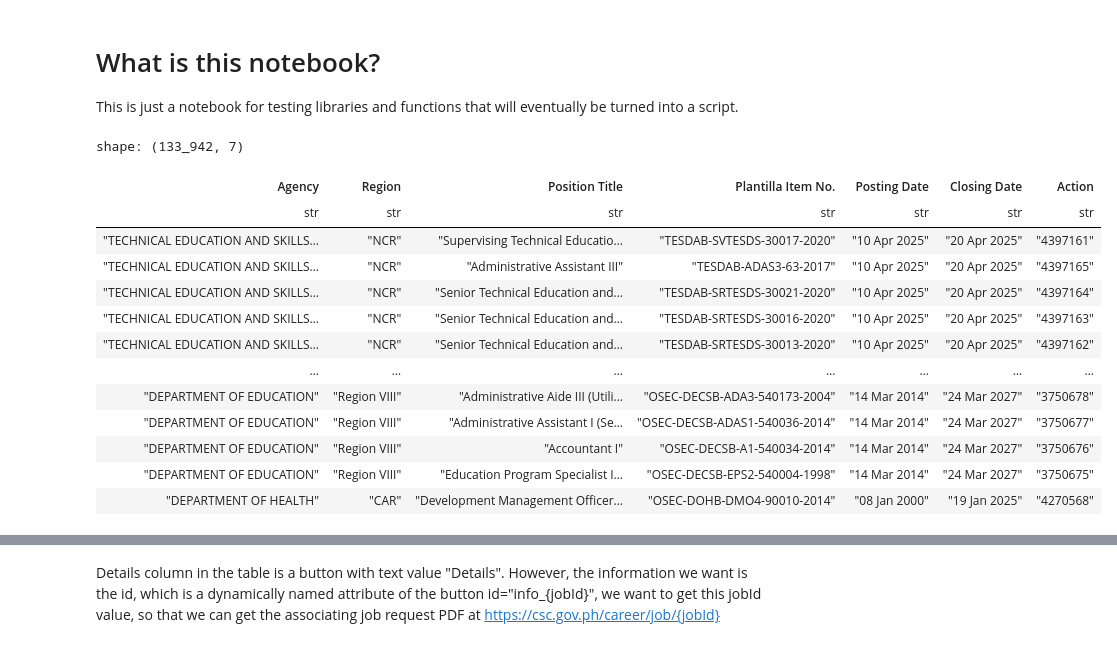
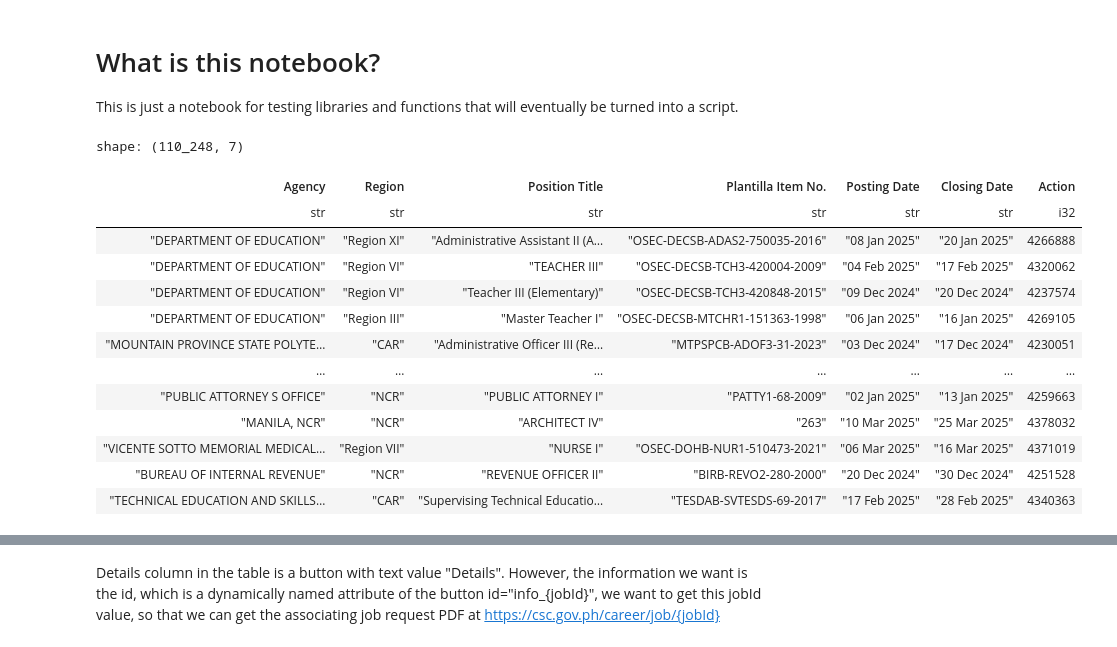
Before and after one commit to iragca/ml-final-project, a Jupyter notebook: notebooks/1.0-iragca-csc.ipynb, the cells around one changed output, grey strips where cells are left out. Drawn from its saved outputs; the diff is of its cells as text; code cells hidden in the pictures.

```diff
--- a/notebooks/1.0-iragca-csc.ipynb
+++ b/notebooks/1.0-iragca-csc.ipynb
@@ -12,20 +12,26 @@ dbPath = RAW_DATA_DIR / "CivilServiceCommission" / "civilservicecommission.duckd
 
 db = duckdb.connect(dbPath, read_only=True)
 # %%
-data = db.sql("SELECT * FROM civilservicecommission").pl()
+data = (
+    db.sql("SELECT * FROM civilservicecommission")
+    .pl()
+    .unique(subset=["Action"])
+    .with_columns([pl.col("Action").cast(pl.Int32).alias("Action")])
+)
+
 data
 # %% [output]
-shape: (133_942, 7)
+shape: (110_248, 7)
 | Agency | Region | Position Title | Plantilla Item No. | Posting Date | Closing Date | Action |
-| str | str | str | str | str | str | str |
-| "TECHNICAL EDUCATION AND SKILLS… | "NCR" | "Supervising Technical Educatio… | "TESDAB-SVTESDS-30017-2020" | "10 Apr 2025" | "20 Apr 2025" | "4397161" |
-| "TECHNICAL EDUCATION AND SKILLS… | "NCR" | "Administrative Assistant III" | "TESDAB-ADAS3-63-2017" | "10 Apr 2025" | "20 Apr 2025" | "4397165" |
-| "TECHNICAL EDUCATION AND SKILLS… | "NCR" | "Senior Technical Education and… | "TESDAB-SRTESDS-30021-2020" | "10 Apr 2025" | "20 Apr 2025" | "4397164" |
-| "TECHNICAL EDUCATION AND SKILLS… | "NCR" | "Senior Technical Education and… | "TESDAB-SRTESDS-30016-2020" | "10 Apr 2025" | "20 Apr 2025" | "4397163" |
-| "TECHNICAL EDUCATION AND SKILLS… | "NCR" | "Senior Technical Education and… | "TESDAB-SRTESDS-30013-2020" | "10 Apr 2025" | "20 Apr 2025" | "4397162" |
+| str | str | str | str | str | str | i32 |
+| "DEPARTMENT OF EDUCATION" | "Region XI" | "Administrative Assistant II (A… | "OSEC-DECSB-ADAS2-750035-2016" | "08 Jan 2025" | "20 Jan 2025" | 4266888 |
+| "DEPARTMENT OF EDUCATION" | "Region VI" | "TEACHER III" | "OSEC-DECSB-TCH3-420004-2009" | "04 Feb 2025" | "17 Feb 2025" | 4320062 |
+| "DEPARTMENT OF EDUCATION" | "Region VI" | "Teacher III (Elementary)" | "OSEC-DECSB-TCH3-420848-2015" | "09 Dec 2024" | "20 Dec 2024" | 4237574 |
+| "DEPARTMENT OF EDUCATION" | "Region III" | "Master Teacher I" | "OSEC-DECSB-MTCHR1-151363-1998" | "06 Jan 2025" | "16 Jan 2025" | 4269105 |
+| "MOUNTAIN PROVINCE STATE POLYTE… | "CAR" | "Administrative Officer III (Re… | "MTPSPCB-ADOF3-31-2023" | "03 Dec 2024" | "17 Dec 2024" | 4230051 |
 | … | … | … | … | … | … | … |
-| "DEPARTMENT OF EDUCATION" | "Region VIII" | "Administrative Aide III (Utili… | "OSEC-DECSB-ADA3-540173-2004" | "14 Mar 2014" | "24 Mar 2027" | "3750678" |
-| "DEPARTMENT OF EDUCATION" | "Region VIII" | "Administrative Assistant I (Se… | "OSEC-DECSB-ADAS1-540036-2014" | "14 Mar 2014" | "24 Mar 2027" | "3750677" |
-| "DEPARTMENT OF EDUCATION" | "Region VIII" | "Accountant I" | "OSEC-DECSB-A1-540034-2014" | "14 Mar 2014" | "24 Mar 2027" | "3750676" |
-| "DEPARTMENT OF EDUCATION" | "Region VIII" | "Education Program Specialist I… | "OSEC-DECSB-EPS2-540004-1998" | "14 Mar 2014" | "24 Mar 2027" | "3750675" |
-| "DEPARTMENT OF HEALTH" | "CAR" | "Development Management Officer… | "OSEC-DOHB-DMO4-90010-2014" | "08 Jan 2000" | "19 Jan 2025" | "4270568" |
+| "PUBLIC ATTORNEY S OFFICE" | "NCR" | "PUBLIC ATTORNEY I" | "PATTY1-68-2009" | "02 Jan 2025" | "13 Jan 2025" | 4259663 |
+| "MANILA, NCR" | "NCR" | "ARCHITECT IV" | "263" | "10 Mar 2025" | "25 Mar 2025" | 4378032 |
+| "VICENTE SOTTO MEMORIAL MEDICAL… | "Region VII" | "NURSE I" | "OSEC-DOHB-NUR1-510473-2021" | "06 Mar 2025" | "16 Mar 2025" | 4371019 |
+| "BUREAU OF INTERNAL REVENUE" | "NCR" | "REVENUE OFFICER II" | "BIRB-REVO2-280-2000" | "20 Dec 2024" | "30 Dec 2024" | 4251528 |
+| "TECHNICAL EDUCATION AND SKILLS… | "CAR" | "Supervising Technical Educatio… | "TESDAB-SVTESDS-69-2017" | "17 Feb 2025" | "28 Feb 2025" | 4340363 |
```
Also changed, not shown: parts of 21 cells of this notebook, 1 other file.
